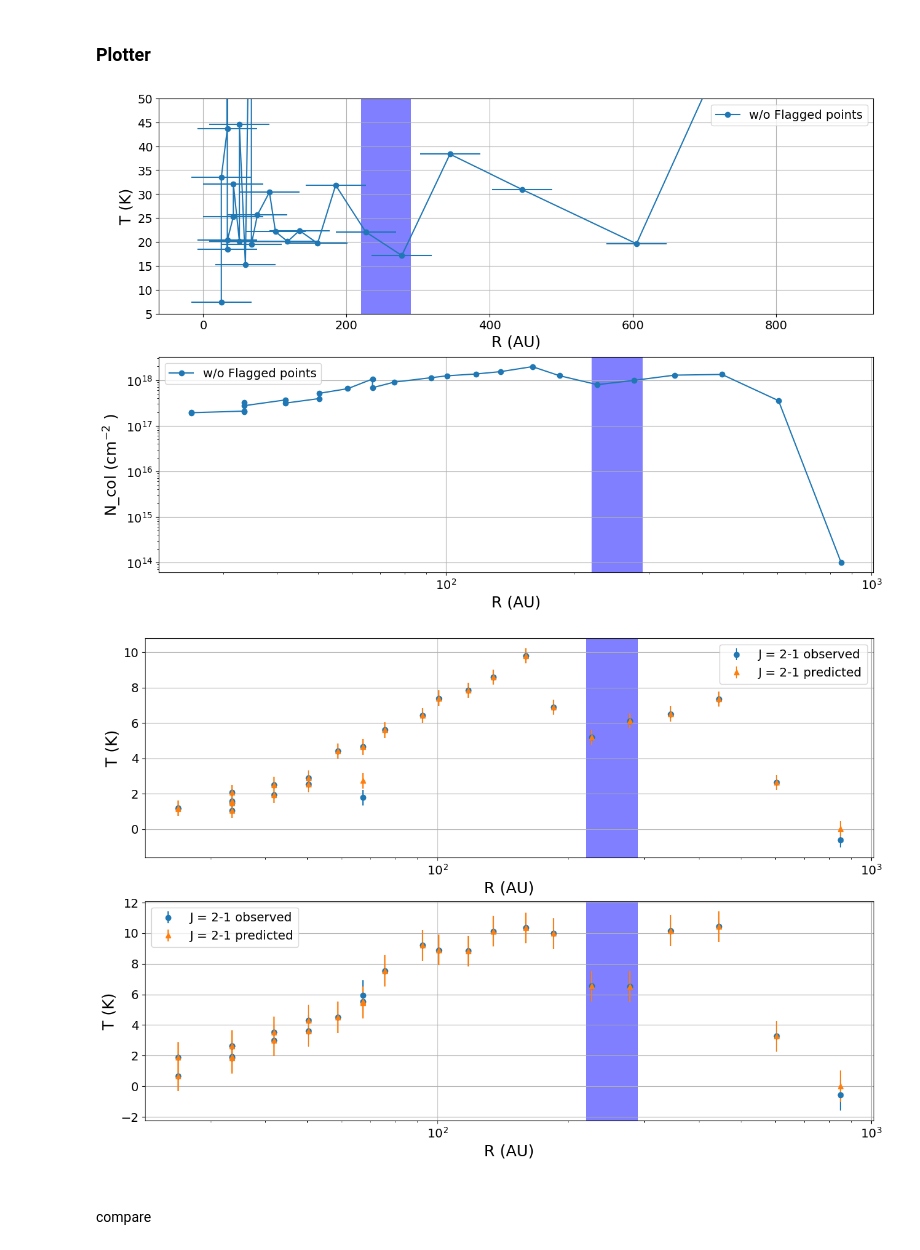
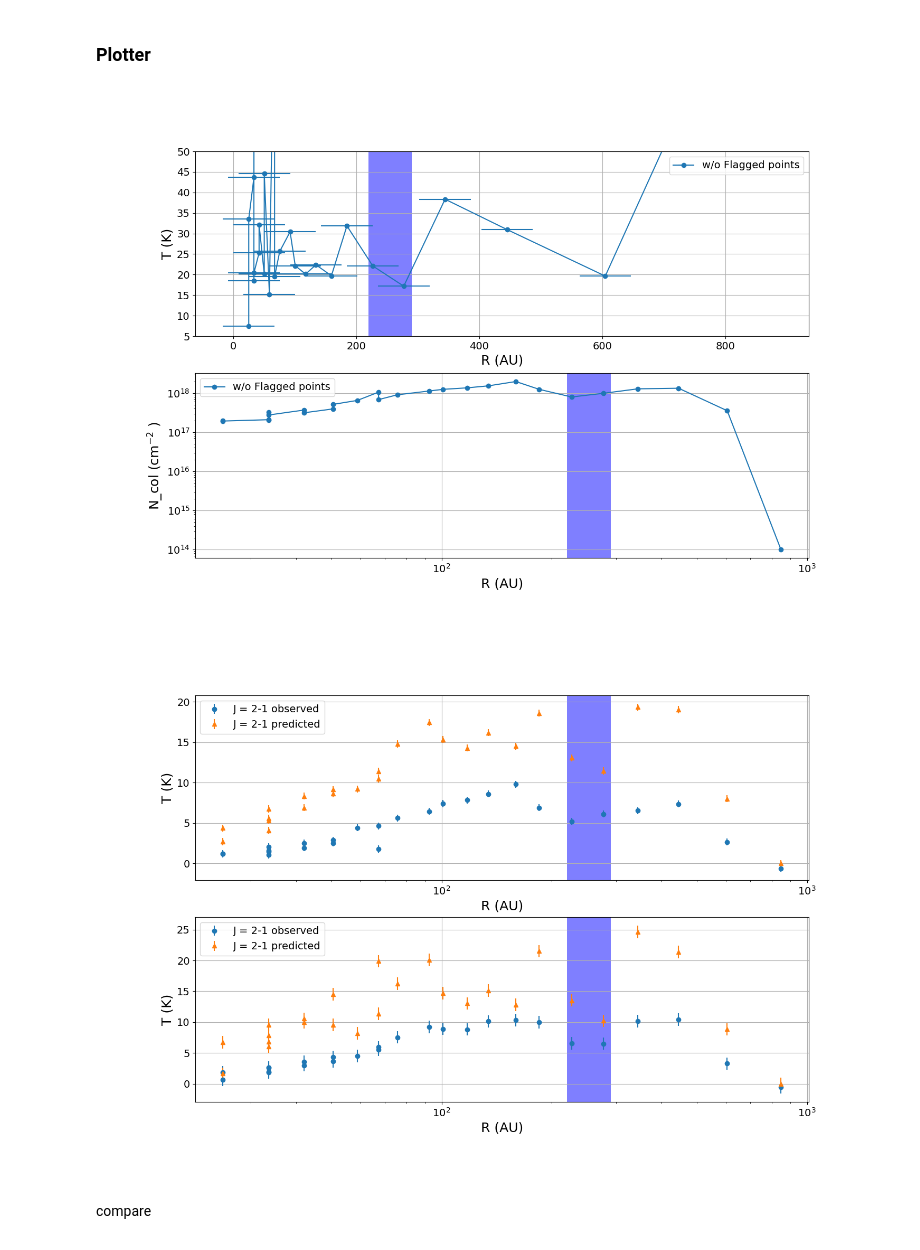
Before and after one commit to mihirtripathi97/LTEAnalysis, a Jupyter notebook: Tb_estimater_pipeline.ipynb, the cells around one changed output. Saved outputs shown, nothing was run; the diff lists cells and outputs as text; code cells hidden in the pictures.

```diff
--- a/Tb_estimater_pipeline.ipynb
+++ b/Tb_estimater_pipeline.ipynb
@@ -18,7 +16,7 @@ ModuleNotFoundError: No module named 'ipympl'
 # for LTE calculation
 line  = 'c18o'
 Xconv = 1e-7
-delv  = 2.0 # km/s
+dv  = 2.0 # km/s
 ilines = [3,2] # Ju
 Ncols = np.array([5.e16, 5.9e16, 5.e17]) # cm^-2
 Texes = np.array([5, 18, 22, 30]) # K
@@ -27,8 +25,8 @@ def cost_function(params, X, Y, model):
 
     # print("printing params", params)
     N, T = params[0]*1e19, params[1]*50
-    X_predicted = model.get_intensity(line = line, Ju = ilines[0], Ncol = N, Tex = T, delv = delv, Xconv = Xconv)
-    Y_predicted = model.get_intensity(line = line, Ju = ilines[1], Ncol = N, Tex = T, delv = delv, Xconv = Xconv)
+    X_predicted = model.get_intensity(line = line, Ju = ilines[0], Ncol = N, Tex = T, delv = dv, Xconv = Xconv)
+    Y_predicted = model.get_intensity(line = line, Ju = ilines[1], Ncol = N, Tex = T, delv = dv, Xconv = Xconv)
     error = np.sum((X_predicted - X)**2 + (Y_predicted - Y)**2)
 
     return error
@@ -144,15 +158,15 @@ axes[1].legend()
 
 plt.show()
 # %% [output]
-[figure, old version]
+[figure, new version]
 # %%
 Tb_7_pred_sp_normal_bs = []
 Tb_6_pred_sp_normal_bs = []
 
 for i in range(len(df_blue_on_pix["R_arcsec"])):
 
-    Tb_7_pred_sp_normal_bs.append(lte_model.get_intensity(line = line, Ju = ilines[0], Ncol = df_blue_on_pix["N_col_on_pix"][i], Tex = df_blue_on_pix["T_exe_on_pix"][i], delv = 0.5, Xconv=Xconv))
-    Tb_6_pred_sp_normal_bs.append(lte_model.get_intensity(line = line, Ju = ilines[1], Ncol = df_blue_on_pix["N_col_on_pix"][i], Tex = df_blue_on_pix["T_exe_on_pix"][i], delv = 0.5, Xconv=Xconv))
+    Tb_7_pred_sp_normal_bs.append(lte_model.get_intensity(line = line, Ju = ilines[0], Ncol = df_blue_on_pix["N_col_on_pix"][i], Tex = df_blue_on_pix["T_exe_on_pix"][i], delv = dv, Xconv=Xconv))
+    Tb_6_pred_sp_normal_bs.append(lte_model.get_intensity(line = line, Ju = ilines[1], Ncol = df_blue_on_pix["N_col_on_pix"][i], Tex = df_blue_on_pix["T_exe_on_pix"][i], delv = dv, Xconv=Xconv))
 
 fig, axes = plt.subplots(2,1,figsize=(15, 10))
 axes[0].errorbar(-df_blue_on_pix["R_arcsec"]*140., df_blue_on_pix["Tb_on_pix_b6"], yerr=0.43, marker='o', ls='none', label = 'J = 2-1 observed')
@@ -160,34 +174,34 @@ axes[0].errorbar(-df_blue_on_pix["R_arcsec"]*140., Tb_6_pred_sp_normal_bs, yerr=
 #axes[0].plot(-df_blue["R_arcsec"]*140., df_blue["T_exe_on_pix"], marker='o', label = 'with Flagged points', c='r')
 
 formatter = LogFormatter(labelOnlyBase=False, minor_thresholds=(np.inf, np.inf))
 axes[0].axvspan(xmin = 220, xmax=290, facecolor='b', alpha=0.5)
 axes[0].get_xaxis().set_minor_formatter(formatter)
 #axes[0].set_xlim(10, 800)
 #axes[0].set_ylim(5,50)
 axes[0].set_ylabel(r"T (K)")
 axes[0].set_xlabel("R (AU)")
 axes[0].set_xscale('log')
 axes[0].grid(True)
 axes[0].legend()
 
 
 axes[1].errorbar(-df_blue_on_pix["R_arcsec"]*140., df_blue_on_pix["Tb_on_pix_b7"], yerr=1.01, marker='o', ls='none', label = 'J = 2-1 observed')
 axes[1].errorbar(-df_blue_on_pix["R_arcsec"]*140., Tb_7_pred_sp_normal_bs, yerr=1.01, marker='^', ls='none', label = 'J = 2-1 predicted')
 
 formatter = LogFormatter(labelOnlyBase=False, minor_thresholds=(np.inf, np.inf))
 axes[1].axvspan(xmin = 220, xmax=290, facecolor='b', alpha=0.5)
 axes[1].get_xaxis().set_minor_formatter(formatter)
 #axes.set_xlim(10, 800)
 #axes.set_ylim(5,50)
 axes[1].set_ylabel(r"T (K)")
 axes[1].set_xlabel("R (AU)")
 axes[1].set_xscale('log')
 axes[1].grid(True)
 axes[1].legend()
 
 plt.show()
 # %% [output]
-[figure, old version]
+[figure, new version]
 # %% [markdown]
 ####
 compare
```
Also changed, not shown: parts of 5 cells of this notebook, 31 other files.
